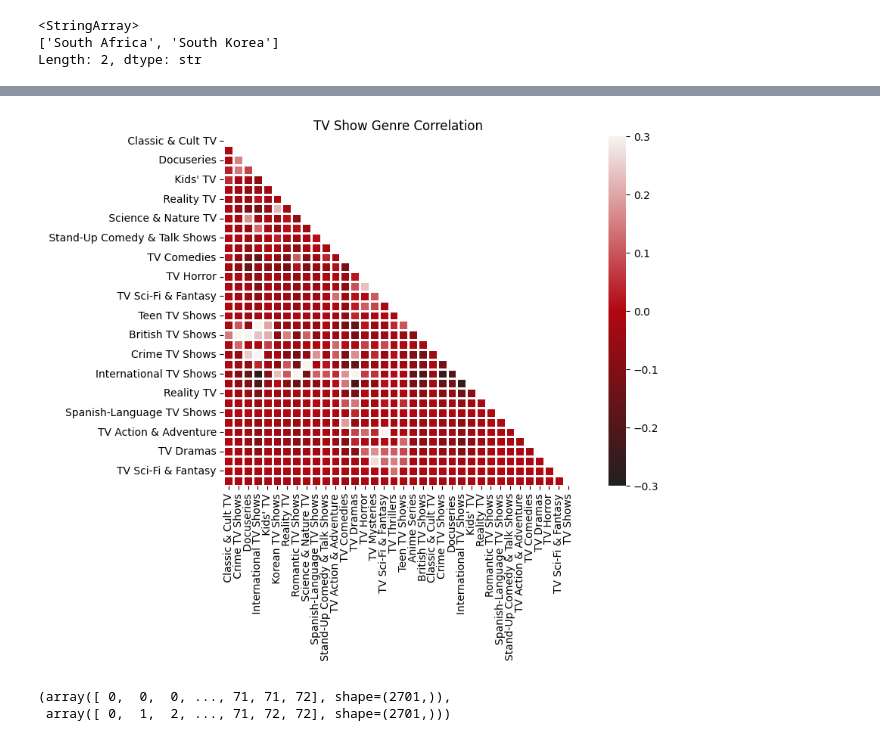
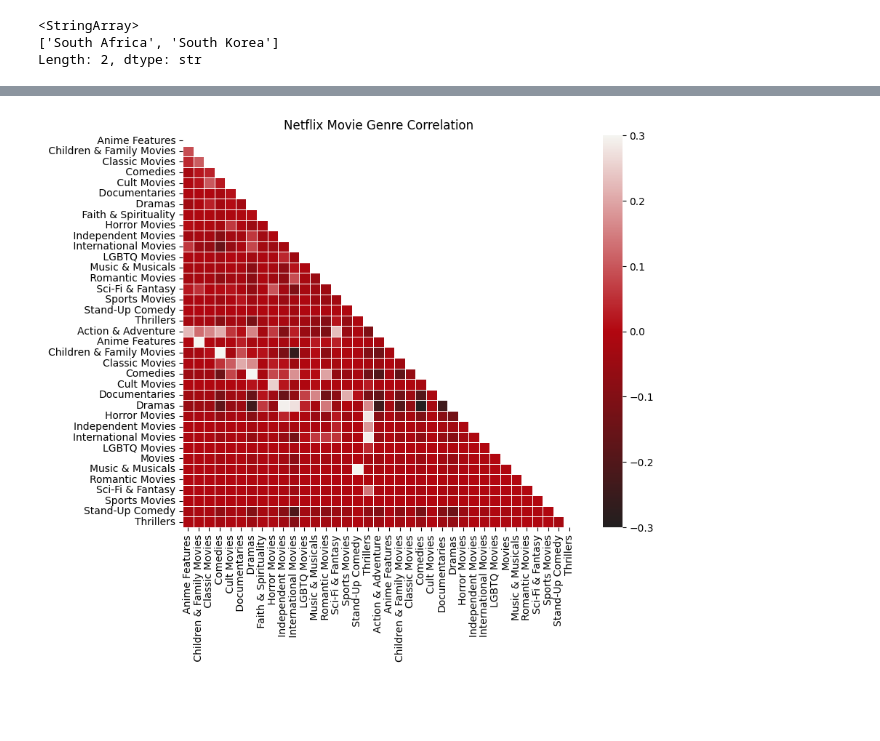
Before and after one commit to cafesmire/notebooks, a Jupyter notebook: netflix/netflix_eda.ipynb, the cells around one changed output, grey strips where cells are left out. Cells and saved outputs as stored; diff of their text form; code cells hidden in the pictures; blank space fills up the shorter version.

```diff
--- a/netflix/netflix_eda.ipynb
+++ b/netflix/netflix_eda.ipynb
@@ -220,9 +181,0 @@ genre_heatmap(movies_df, "Movie Genre Correlation")
-# %%
-genre_heatmap(tv_df, "TV Show Genre Correlation")
-# %% [output]
-[figure, removed]
-# %%
-np.triu_indices_from(mask)
-# %% [output]
-(array([ 0,  0,  0, ..., 71, 71, 72], shape=(2701,)),
- array([ 0,  1,  2, ..., 71, 72, 72], shape=(2701,)))
@@ -228,0 +184,20 @@ np.triu_indices_from(mask)
+# %%
+def generate_heatmap(df, title):
+    cmap = LinearSegmentedColormap.from_list('',['#221f1f', '#b20710','#f5f5f1'])
+    mlb = MultiLabelBinarizer()
+    res = pd.DataFrame(mlb.fit_transform(df['genre']), columns=mlb.classes_, index=df['genre'].index)
+    corr = res.corr()
+    mask = np.zeros_like(corr, dtype=np.bool)
+    mask[np.triu_indices_from(mask)] = True
+
+    fig, ax = plt.subplots(1,1, figsize=(10,7))
+    sns.heatmap(corr, mask=mask, cmap=cmap, vmin=-.3, vmax=.3, linewidths=.5, center=0, square=True)
+    plt.title(title)
+    plt.show()
+# %%
+movie_df = df.query("type == 'Movie'")
+tv_df = df.query("type == 'TV Show'")
+# %%
+generate_heatmap(movie_df, "Netflix Movie Genre Correlation")
+# %% [output]
+[figure, added]
```
Also changed, not shown: parts of 11 cells of this notebook.
